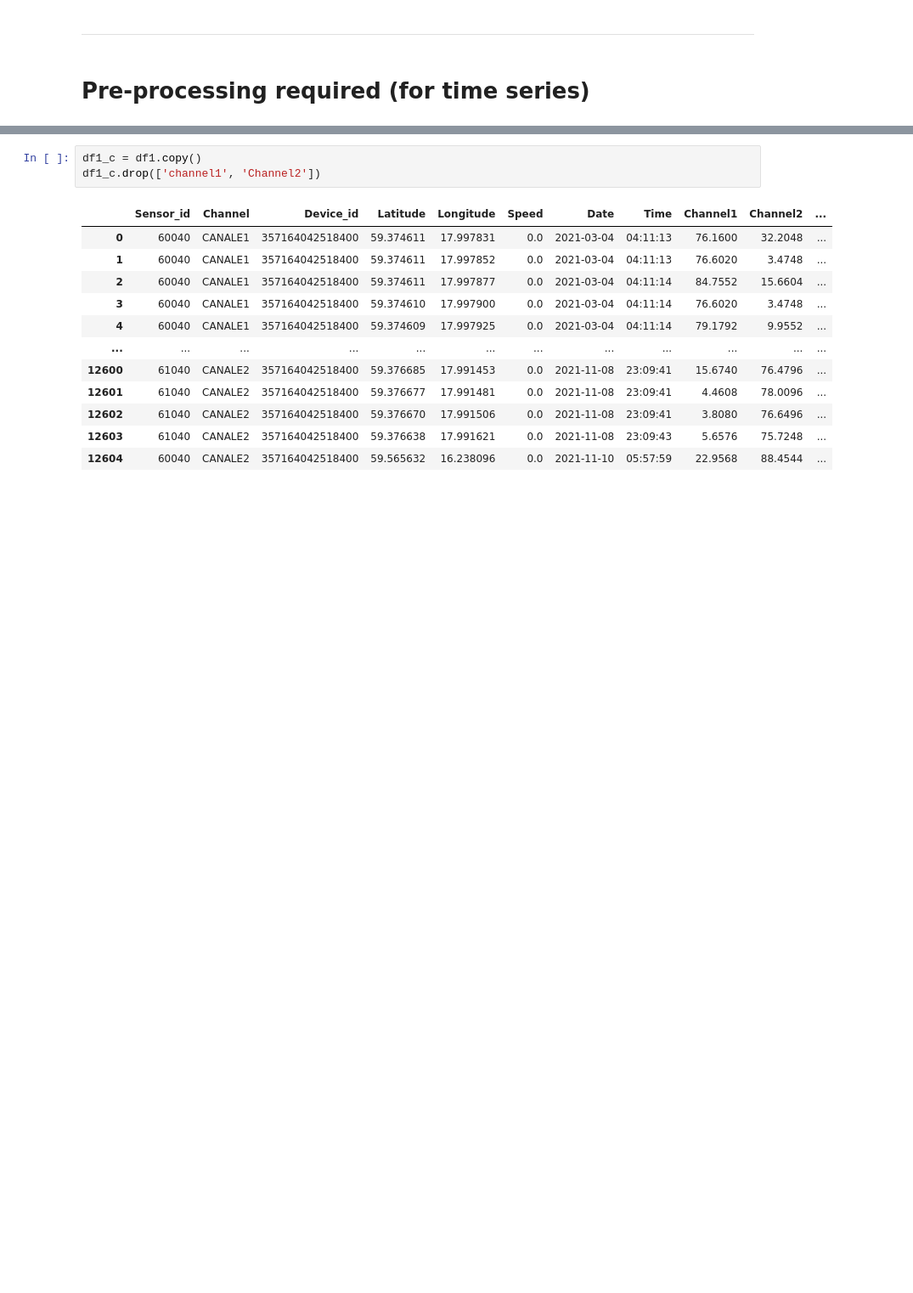
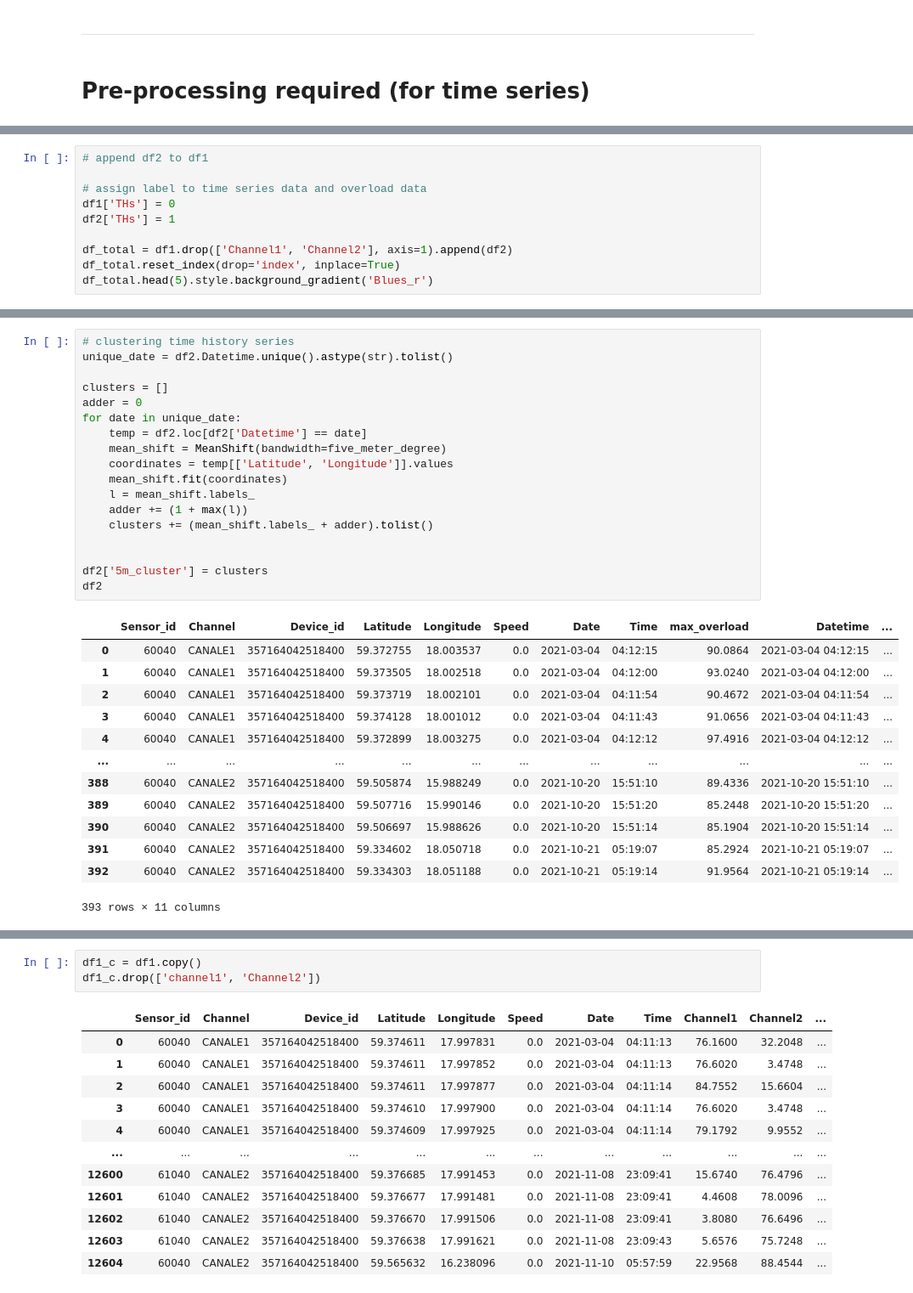
Before and after one commit to OmidSa75/Data_scinece-Smartset-overloads-PoliMI, a Jupyter notebook: main.ipynb, the cells around one changed output, grey strips where cells are left out. Shown at 85% size. Cells and saved outputs as stored; diff of their text form; blank space fills up the shorter version.

```diff
--- a/main.ipynb
+++ b/main.ipynb
@@ -293,0 +215,10 @@ print(counter)
+# %%
+# append df2 to df1
+
+# assign label to time series data and overload data
+df1['THs'] = 0
+df2['THs'] = 1
+
+df_total = df1.drop(['Channel1', 'Channel2'], axis=1).append(df2)
+df_total.reset_index(drop='index', inplace=True)
+df_total.head(5).style.background_gradient('Blues_r')
@@ -293,0 +281,32 @@ print(counter)
+# %%
+# clustering time history series
+unique_date = df2.Datetime.unique().astype(str).tolist()
+
+clusters = []
+adder = 0
+for date in unique_date:
+    temp = df2.loc[df2['Datetime'] == date]
+    mean_shift = MeanShift(bandwidth=five_meter_degree)
+    coordinates = temp[['Latitude', 'Longitude']].values
+    mean_shift.fit(coordinates)
+    l = mean_shift.labels_
+    adder += (1 + max(l))
+    clusters += (mean_shift.labels_ + adder).tolist()
+
+
+df2['5m_cluster'] = clusters
+df2
+# %% [output]
+|  | Sensor_id | Channel | Device_id | Latitude | Longitude | Speed | Date | Time | max_overload | Datetime | ... |
+| 0 | 60040 | CANALE1 | 357164042518400 | 59.372755 | 18.003537 | 0.0 | 2021-03-04 | 04:12:15 | 90.0864 | 2021-03-04 04:12:15 | ... |
+| 1 | 60040 | CANALE1 | 357164042518400 | 59.373505 | 18.002518 | 0.0 | 2021-03-04 | 04:12:00 | 93.0240 | 2021-03-04 04:12:00 | ... |
+| 2 | 60040 | CANALE1 | 357164042518400 | 59.373719 | 18.002101 | 0.0 | 2021-03-04 | 04:11:54 | 90.4672 | 2021-03-04 04:11:54 | ... |
+| 3 | 60040 | CANALE1 | 357164042518400 | 59.374128 | 18.001012 | 0.0 | 2021-03-04 | 04:11:43 | 91.0656 | 2021-03-04 04:11:43 | ... |
+| 4 | 60040 | CANALE1 | 357164042518400 | 59.372899 | 18.003275 | 0.0 | 2021-03-04 | 04:12:12 | 97.4916 | 2021-03-04 04:12:12 | ... |
+| ... | ... | ... | ... | ... | ... | ... | ... | ... | ... | ... | ... |
+| 388 | 60040 | CANALE2 | 357164042518400 | 59.505874 | 15.988249 | 0.0 | 2021-10-20 | 15:51:10 | 89.4336 | 2021-10-20 15:51:10 | ... |
+| 389 | 60040 | CANALE2 | 357164042518400 | 59.507716 | 15.990146 | 0.0 | 2021-10-20 | 15:51:20 | 85.2448 | 2021-10-20 15:51:20 | ... |
+| 390 | 60040 | CANALE2 | 357164042518400 | 59.506697 | 15.988626 | 0.0 | 2021-10-20 | 15:51:14 | 85.1904 | 2021-10-20 15:51:14 | ... |
+| 391 | 60040 | CANALE2 | 357164042518400 | 59.334602 | 18.050718 | 0.0 | 2021-10-21 | 05:19:07 | 85.2924 | 2021-10-21 05:19:07 | ... |
+| 392 | 60040 | CANALE2 | 357164042518400 | 59.334303 | 18.051188 | 0.0 | 2021-10-21 | 05:19:14 | 91.9564 | 2021-10-21 05:19:14 | ... |
+393 rows × 11 columns
```
Also changed, not shown: parts of 22 cells of this notebook.
